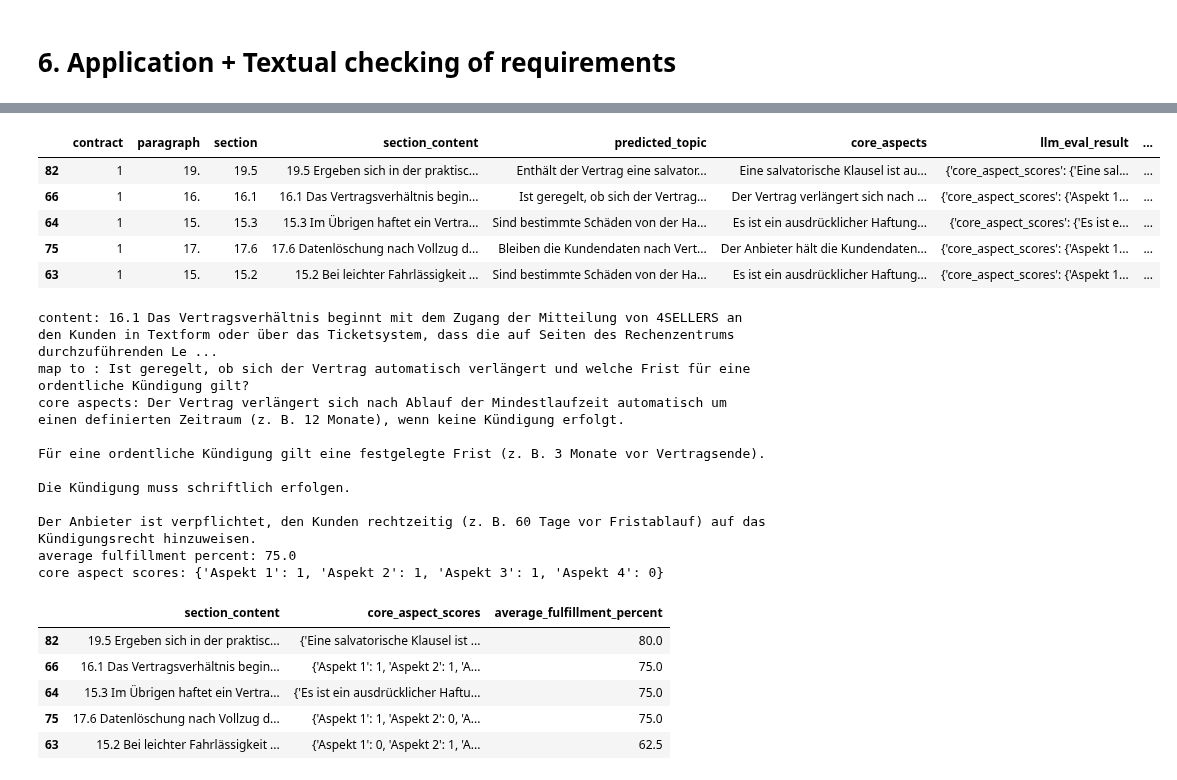
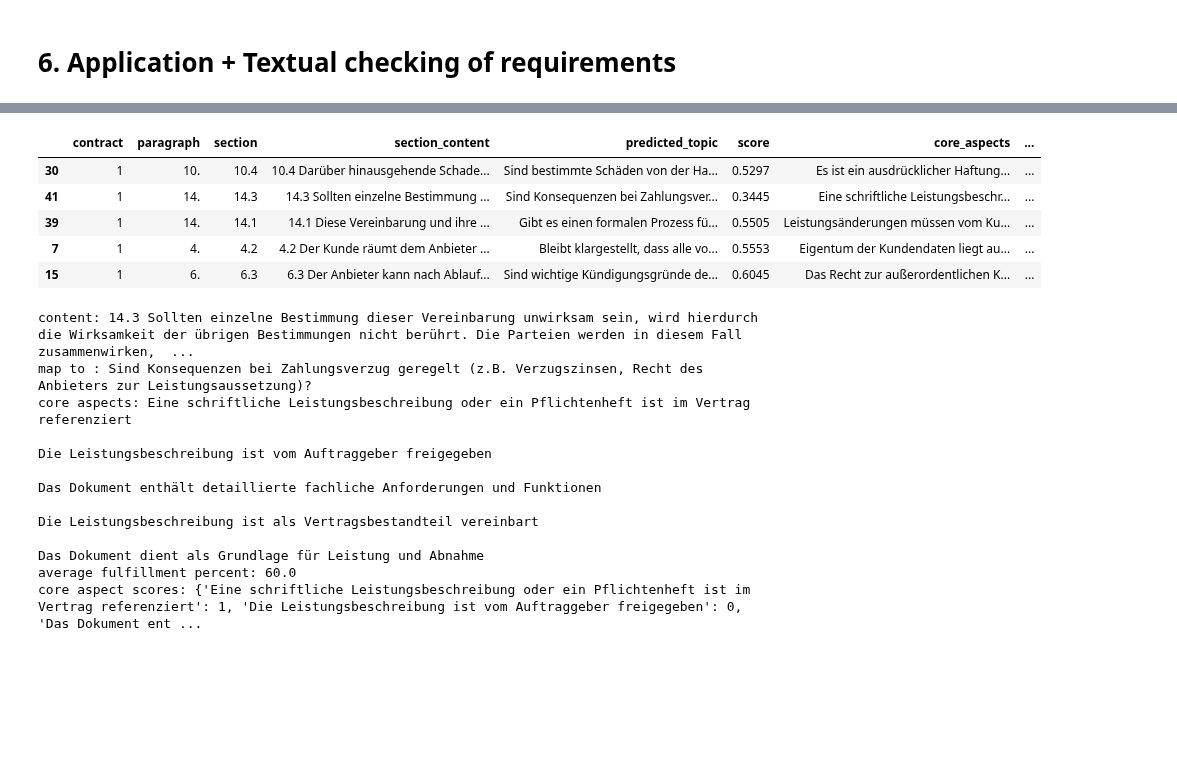
Before and after one commit to Nils7291/NLP_Contract_Checker, a Jupyter notebook: notebooks/00_main.ipynb, the cells around one changed output, grey strips where cells are left out. Cells and saved outputs as stored; diff of their text form; code cells hidden in the pictures; blank space fills up the shorter version.

```diff
--- a/notebooks/00_main.ipynb
+++ b/notebooks/00_main.ipynb
@@ -2584,6 +2577,15 @@ plt.show()
 # %% [markdown]
 # 6. Application + Textual checking of requirements
 # %%
+model = MultilingualParaphraseCosineClassifier(
+    model_name=best_model["model_url"],
+    label_embeddings=label_embeddings,
+    pooling=best_model["pooling_strategy"],
+    threshold=best_model["optimal_threshold"]
+)
+
+
+
 df_labeled = df_labeled[pd.notna(df_labeled["contract"])]
 contracts_with_labels = df_labeled["contract"].astype(int).unique()
 np.append(contracts_with_labels, 1)
@@ -2594,7 +2596,7 @@ print(contracts_with_labels)
 contracts= pd.read_pickle("../data/data_scraped_input_relevant.pkl")
 contracts["contract"] = contracts["contract"].astype(int)
 contracts_without_labels = contracts[~contracts["contract"].isin(contracts_with_labels)]["contract"].unique().tolist()
-random_contract = random.choice(contracts_without_labels)
-exp = contracts[contracts["contract"] == random_contract]  # Beispiel: zufällige 1 Verträge
+exp_contract = 26
+exp = contracts[contracts["contract"] == exp_contract]  # Beispiel: zufällige 1 Verträge
 print(exp)
 # %% [output]
@@ -2670,13 +2672,14 @@ class SectionTopicPredictor:
 
 top_scores = []
 top_sections = []
+top_indexes = []
 print(catalogue_clean)
 print(exp["content"])
+predictor = SectionTopicPredictor(model, catalogue_clean)
 
 for i in contracts_without_labels:
 
     exp = contracts[contracts["contract"] == i]
-    predictor = SectionTopicPredictor(model, catalogue_clean)
     result_df = predictor.predict_contract(exp["content"].values[0], return_topic_score=True)
 
     # Ausgabe (optional)
@@ -2685,8 +2688,10 @@ for i in contracts_without_labels:
 
     top_score = sorted_df.iloc[0]["score"]
     top_section = sorted_df.iloc[0]["section"]
+    index_topscore = result_df[result_df["section"] == top_section].index[0]  # Index des Top-Scores
     top_scores.append(top_score)
     top_sections.append(top_section)
+    top_indexes.append(index_topscore)  # Index des Top-Scores
 # %% [output]
                           paragraph_topic  \
 0   Projektkosten_und_Zahlungsmodalitäten
@@ -2714,12 +2723,12 @@ top_sections
 # %%
-exp = contracts[contracts["contract"] == 26]
+exp = contracts[contracts["contract"] == 16]
 for i in range(len(exp)):
     text = exp["content"].values[0]
     predicted_df = predictor.predict_contract(text, return_topic_score=True)
     #print(predicted_df)
 
 # Gute Kombi z.b contract 26 section 73
-random_index = random.randint(0, len(predicted_df) - 1)
+random_index = 35 #random.randint(0, len(predicted_df) - 1)
 
 topic = predicted_df.loc[random_index, "predicted_topic"]
 content = predicted_df.loc[random_index, "section_content"]
@@ -2819,7 +2828,7 @@ df_eval = predicted_df.merge(
     how="left")
 
 # df_eval = df_eval[["contract", "paragraph", "section", "clean_section_content", "predicted_topic", "core_aspects"]]
-df_eval = df_eval[["contract", "paragraph", "section", "section_content", "predicted_topic", "core_aspects"]]
+df_eval = df_eval[["contract", "paragraph", "section", "section_content", "predicted_topic","score", "core_aspects"]]
 
 
 
@@ -2883,41 +2911,37 @@ df_eval["average_fulfillment_percent"] = df_eval["llm_eval_result"].apply(
 # %%
 
 # Nur Zeilen anzeigen, bei denen "average_fulfillment_percent" nicht None ist
 sorted = df_eval[df_eval["average_fulfillment_percent"].notnull()].sort_values("average_fulfillment_percent", ascending=False).head()
 display(sorted)
 if not sorted.empty:
 	first_row = sorted.iloc[1]
 	print(f'content: {first_row["section_content"]}')
 	print(f'map to : {first_row["predicted_topic"]}')
 	print(f'core aspects: {first_row["core_aspects"]}')
 	print(f'average fulfillment percent: {first_row["average_fulfillment_percent"]}')
 	print(f'core aspect scores: {first_row["core_aspect_scores"]}')
 # Optionally save the evaluated results
 df_eval.to_pickle("../data/llm_eval_result.pkl")
 df_eval.to_excel("../data/llm_eval_result.xlsx", index=False)
 # preview first few results
-display(sorted[["section_content", "core_aspect_scores", "average_fulfillment_percent"]].head())
+#display(sorted[["section_content", "core_aspect_scores", "average_fulfillment_percent"]].head())
 # %% [output]
-|  | contract | paragraph | section | section_content | predicted_topic | core_aspects | llm_eval_result | ... |
-| 82 | 1 | 19. | 19.5 | 19.5 Ergeben sich in der praktisc... | Enthält der Vertrag eine salvator... | Eine salvatorische Klausel ist au... | {'core_aspect_scores': {'Eine sal... | ... |
-| 66 | 1 | 16. | 16.1 | 16.1 Das Vertragsverhältnis begin... | Ist geregelt, ob sich der Vertrag... | Der Vertrag verlängert sich nach ... | {'core_aspect_scores': {'Aspekt 1... | ... |
-| 64 | 1 | 15. | 15.3 | 15.3 Im Übrigen haftet ein Vertra... | Sind bestimmte Schäden von der Ha... | Es ist ein ausdrücklicher Haftung... | {'core_aspect_scores': {'Es ist e... | ... |
-| 75 | 1 | 17. | 17.6 | 17.6 Datenlöschung nach Vollzug d... | Bleiben die Kundendaten nach Vert... | Der Anbieter hält die Kundendaten... | {'core_aspect_scores': {'Aspekt 1... | ... |
-| 63 | 1 | 15. | 15.2 | 15.2 Bei leichter Fahrlässigkeit ... | Sind bestimmte Schäden von der Ha... | Es ist ein ausdrücklicher Haftung... | {'core_aspect_scores': {'Aspekt 1... | ... |
+|  | contract | paragraph | section | section_content | predicted_topic | score | core_aspects | ... |
+| 30 | 1 | 10. | 10.4 | 10.4 Darüber hinausgehende Schade... | Sind bestimmte Schäden von der Ha... | 0.5297 | Es ist ein ausdrücklicher Haftung... | ... |
+| 41 | 1 | 14. | 14.3 | 14.3 Sollten einzelne Bestimmung ... | Sind Konsequenzen bei Zahlungsver... | 0.3445 | Eine schriftliche Leistungsbeschr... | ... |
+| 39 | 1 | 14. | 14.1 | 14.1 Diese Vereinbarung und ihre ... | Gibt es einen formalen Prozess fü... | 0.5505 | Leistungsänderungen müssen vom Ku... | ... |
+| 7 | 1 | 4. | 4.2 | 4.2 Der Kunde räumt dem Anbieter ... | Bleibt klargestellt, dass alle vo... | 0.5553 | Eigentum der Kundendaten liegt au... | ... |
+| 15 | 1 | 6. | 6.3 | 6.3 Der Anbieter kann nach Ablauf... | Sind wichtige Kündigungsgründe de... | 0.6045 | Das Recht zur außerordentlichen K... | ... |
-content: 16.1 Das Vertragsverhältnis beginnt mit dem Zugang der Mitteilung von 4SELLERS an den Kunden in Textform oder über das Ticketsystem, dass die auf Seiten des Rechenzentrums durchzuführenden Le ...
-map to : Ist geregelt, ob sich der Vertrag automatisch verlängert und welche Frist für eine ordentliche Kündigung gilt?
-core aspects: Der Vertrag verlängert sich nach Ablauf der Mindestlaufzeit automatisch um einen definierten Zeitraum (z. B. 12 Monate), wenn keine Kündigung erfolgt.
+content: 14.3 Sollten einzelne Bestimmung dieser Vereinbarung unwirksam sein, wird hierdurch die Wirksamkeit der übrigen Bestimmungen nicht berührt. Die Parteien werden in diesem Fall zusammenwirken,  ...
+map to : Sind Konsequenzen bei Zahlungsverzug geregelt (z.B. Verzugszinsen, Recht des Anbieters zur Leistungsaussetzung)?
+core aspects: Eine schriftliche Leistungsbeschreibung oder ein Pflichtenheft ist im Vertrag referenziert
 
-Für eine ordentliche Kündigung gilt eine festgelegte Frist (z. B. 3 Monate vor Vertragsende).
+Die Leistungsbeschreibung ist vom Auftraggeber freigegeben
 
-Die Kündigung muss schriftlich erfolgen.
+Das Dokument enthält detaillierte fachliche Anforderungen und Funktionen
 
-Der Anbieter ist verpflichtet, den Kunden rechtzeitig (z. B. 60 Tage vor Fristablauf) auf das Kündigungsrecht hinzuweisen.
-average fulfillment percent: 75.0
-core aspect scores: {'Aspekt 1': 1, 'Aspekt 2': 1, 'Aspekt 3': 1, 'Aspekt 4': 0}
+Die Leistungsbeschreibung ist als Vertragsbestandteil vereinbart
+
+Das Dokument dient als Grundlage für Leistung und Abnahme
+average fulfillment percent: 60.0
+core aspect scores: {'Eine schriftliche Leistungsbeschreibung oder ein Pflichtenheft ist im Vertrag referenziert': 1, 'Die Leistungsbeschreibung ist vom Auftraggeber freigegeben': 0, 'Das Dokument ent ...
-|  | section_content | core_aspect_scores | average_fulfillment_percent |
-| 82 | 19.5 Ergeben sich in der praktisc... | {'Eine salvatorische Klausel ist ... | 80.0 |
-| 66 | 16.1 Das Vertragsverhältnis begin... | {'Aspekt 1': 1, 'Aspekt 2': 1, 'A... | 75.0 |
-| 64 | 15.3 Im Übrigen haftet ein Vertra... | {'Es ist ein ausdrücklicher Haftu... | 75.0 |
-| 75 | 17.6 Datenlöschung nach Vollzug d... | {'Aspekt 1': 1, 'Aspekt 2': 0, 'A... | 75.0 |
-| 63 | 15.2 Bei leichter Fahrlässigkeit ... | {'Aspekt 1': 0, 'Aspekt 2': 1, 'A... | 62.5 |
```
Also changed, not shown: parts of 23 cells of this notebook, 7 other files.
